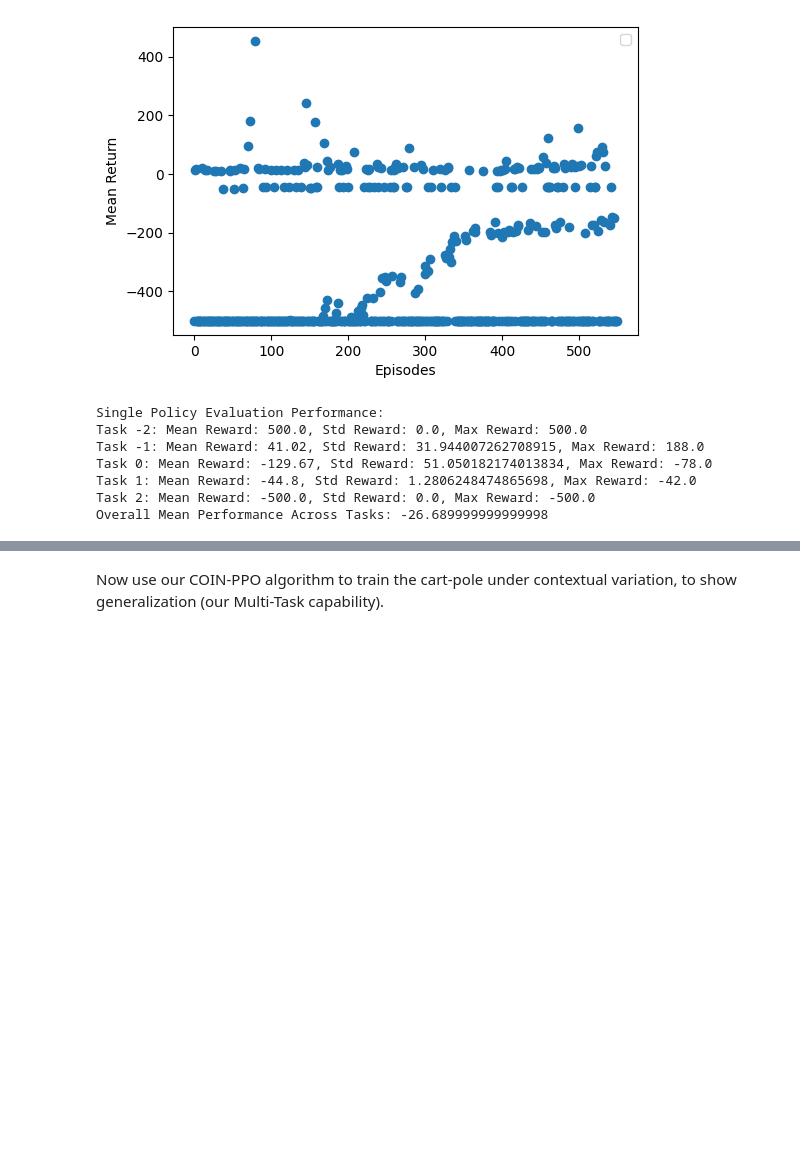
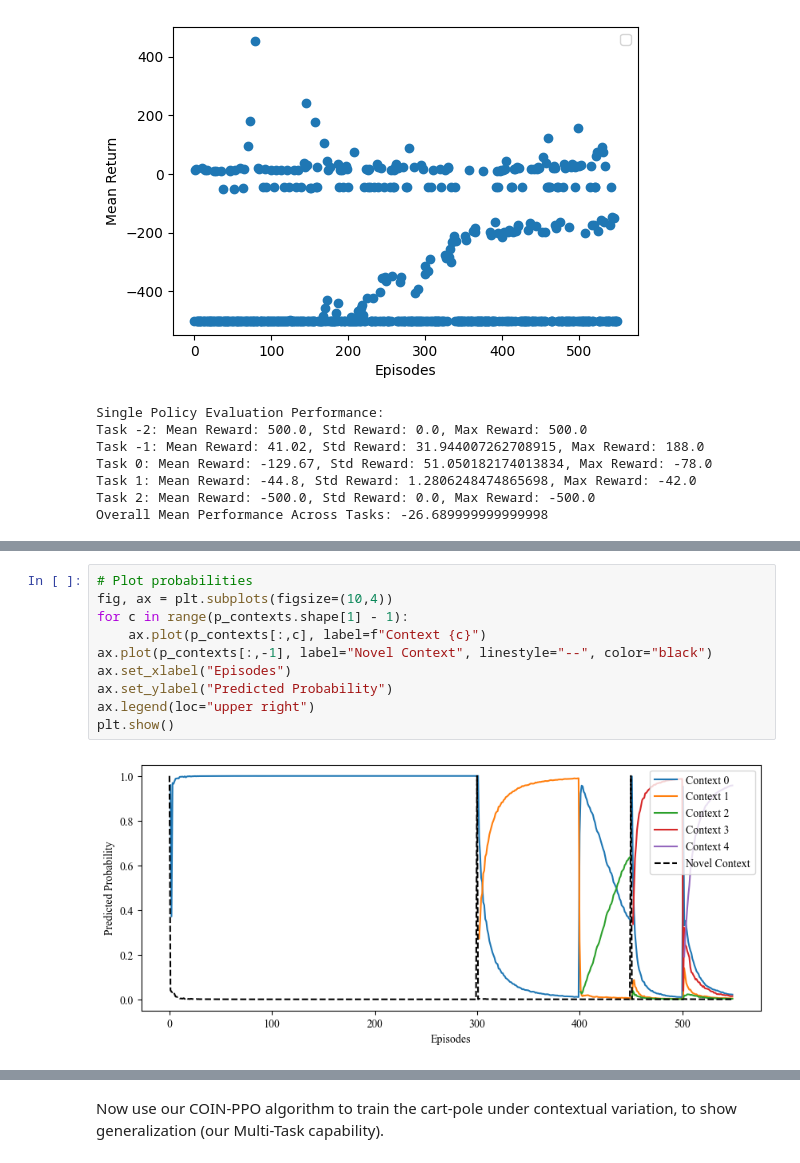
Before and after one commit to RichieRich2569/COINRL, a Jupyter notebook: figures.ipynb, the cells around one changed output, grey strips where cells are left out. Cells and saved outputs as stored; diff of their text form; blank space fills up the shorter version.

```diff
--- a/figures.ipynb
+++ b/figures.ipynb
@@ -1455,0 +1565,12 @@ Overall Mean Performance Across Tasks: -26.689999999999998
+# %%
+# Plot probabilities
+fig, ax = plt.subplots(figsize=(10,4))
+for c in range(p_contexts.shape[1] - 1):
+    ax.plot(p_contexts[:,c], label=f"Context {c}")
+ax.plot(p_contexts[:,-1], label="Novel Context", linestyle="--", color="black")
+ax.set_xlabel("Episodes")
+ax.set_ylabel("Predicted Probability")
+ax.legend(loc="upper right")
+plt.show()
+# %% [output]
+[figure, added]
```
Also changed, not shown: parts of 11 cells of this notebook, 4 other files.
